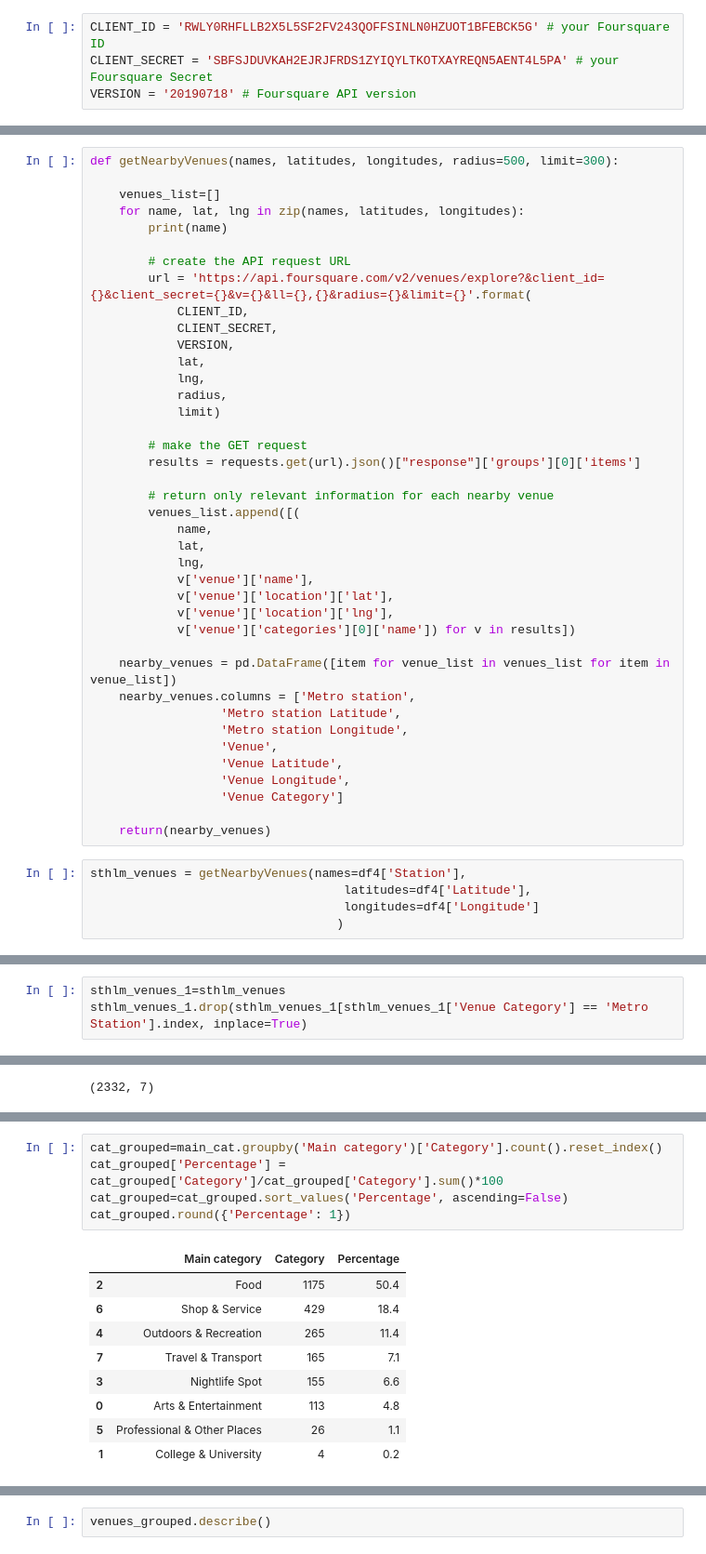
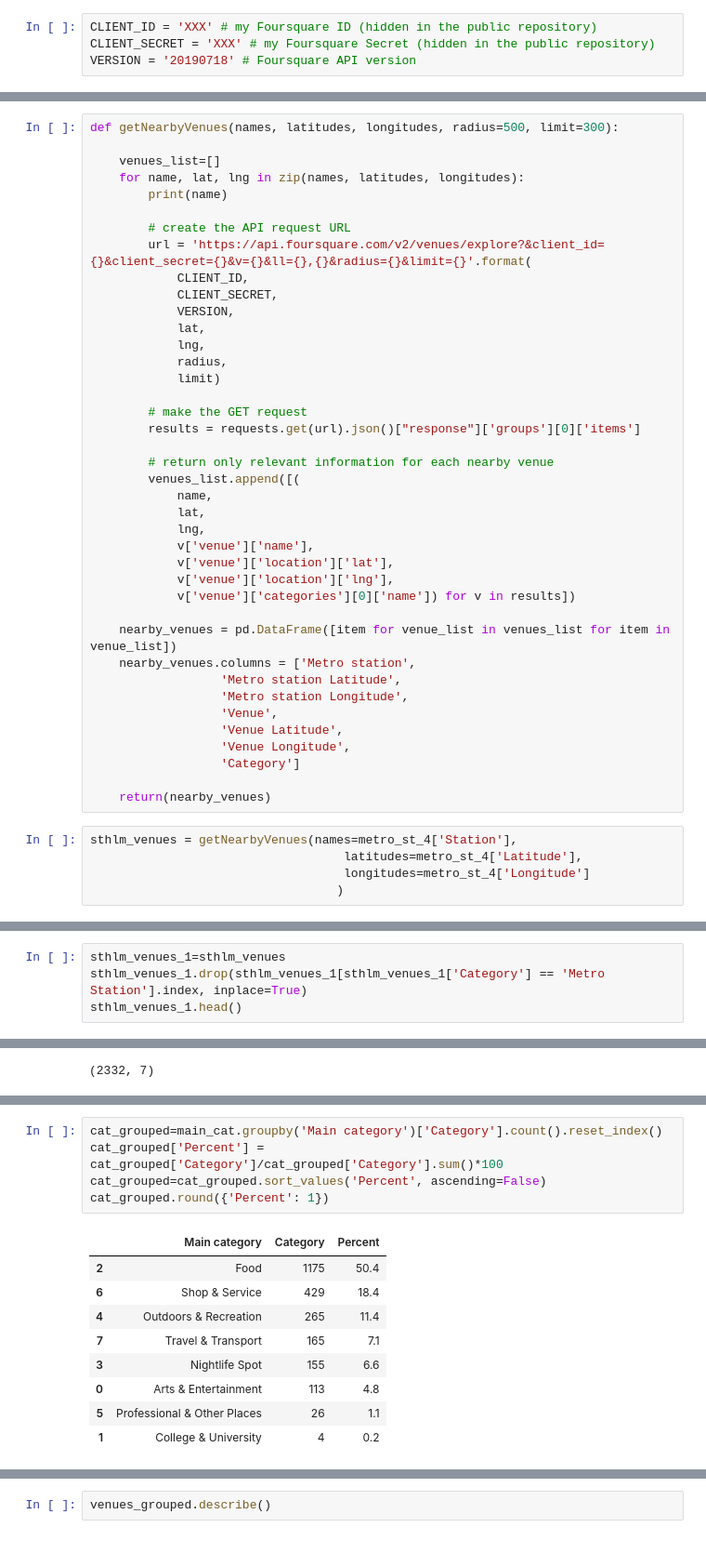
Before and after one commit to OxanaFalk/Coursera_Capstone, a Jupyter notebook: Notebook_Final_assigment_Capstone_Project_Oxana_Falk.ipynb, the cells around one changed output, grey strips where cells are left out. Shown: that part at 93% size. Cells and saved outputs as stored; diff of their text form.

```diff
--- a/Notebook_Final_assigment_Capstone_Project_Oxana_Falk.ipynb
+++ b/Notebook_Final_assigment_Capstone_Project_Oxana_Falk.ipynb
@@ -191,4 +156,4 @@ map_sthlm
 # %%
-CLIENT_ID = 'RWLY0RHFLLB2X5L5SF2FV243QOFFSINLN0HZUOT1BFEBCK5G' # your Foursquare ID
-CLIENT_SECRET = 'SBFSJDUVKAH2EJRJFRDS1ZYIQYLTKOTXAYREQN5AENT4L5PA' # your Foursquare Secret
+CLIENT_ID = 'XXX' # my Foursquare ID (hidden in the public repository)
+CLIENT_SECRET = 'XXX' # my Foursquare Secret (hidden in the public repository)
 VERSION = '20190718' # Foursquare API version
@@ -278,11 +245,11 @@ def getNearbyVenues(names, latitudes, longitudes, radius=500, limit=300):
                   'Venue',
                   'Venue Latitude',
                   'Venue Longitude',
-                  'Venue Category']
+                  'Category']
 
     return(nearby_venues)
 # %%
-sthlm_venues = getNearbyVenues(names=df4['Station'],
-                                   latitudes=df4['Latitude'],
-                                   longitudes=df4['Longitude']
+sthlm_venues = getNearbyVenues(names=metro_st_4['Station'],
+                                   latitudes=metro_st_4['Latitude'],
+                                   longitudes=metro_st_4['Longitude']
                                   )
@@ -314,3 +267,4 @@ Let's remove venue category "Metro Station" as it is our entry variable:
 # %%
 sthlm_venues_1=sthlm_venues
-sthlm_venues_1.drop(sthlm_venues_1[sthlm_venues_1['Venue Category'] == 'Metro Station'].index, inplace=True)
+sthlm_venues_1.drop(sthlm_venues_1[sthlm_venues_1['Category'] == 'Metro Station'].index, inplace=True)
+sthlm_venues_1.head()
@@ -342,10 +352,10 @@ main_cat.head()
 # %%
 cat_grouped=main_cat.groupby('Main category')['Category'].count().reset_index()
-cat_grouped['Percentage'] = cat_grouped['Category']/cat_grouped['Category'].sum()*100
-cat_grouped=cat_grouped.sort_values('Percentage', ascending=False)
-cat_grouped.round({'Percentage': 1})
+cat_grouped['Percent'] = cat_grouped['Category']/cat_grouped['Category'].sum()*100
+cat_grouped=cat_grouped.sort_values('Percent', ascending=False)
+cat_grouped.round({'Percent': 1})
 # %% [output]
-|  | Main category | Category | Percentage |
+|  | Main category | Category | Percent |
 | 2 | Food | 1175 | 50.4 |
 | 6 | Shop & Service | 429 | 18.4 |
 | 4 | Outdoors & Recreation | 265 | 11.4 |
```
Also changed, not shown: parts of 121 cells of this notebook, 6 other files.
